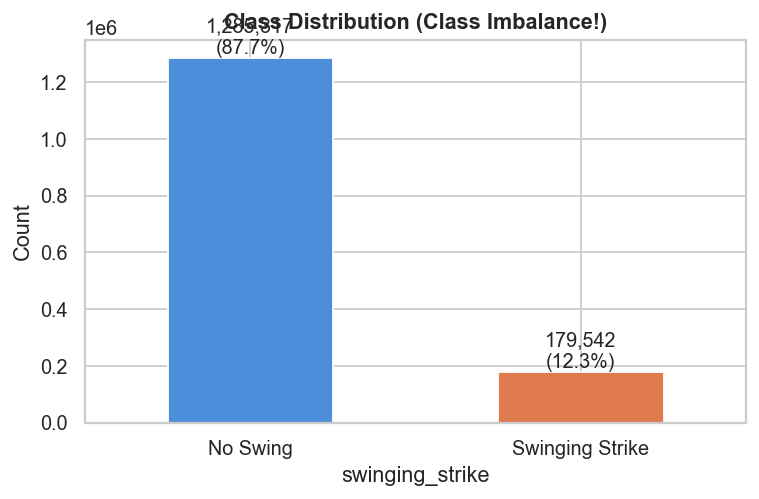
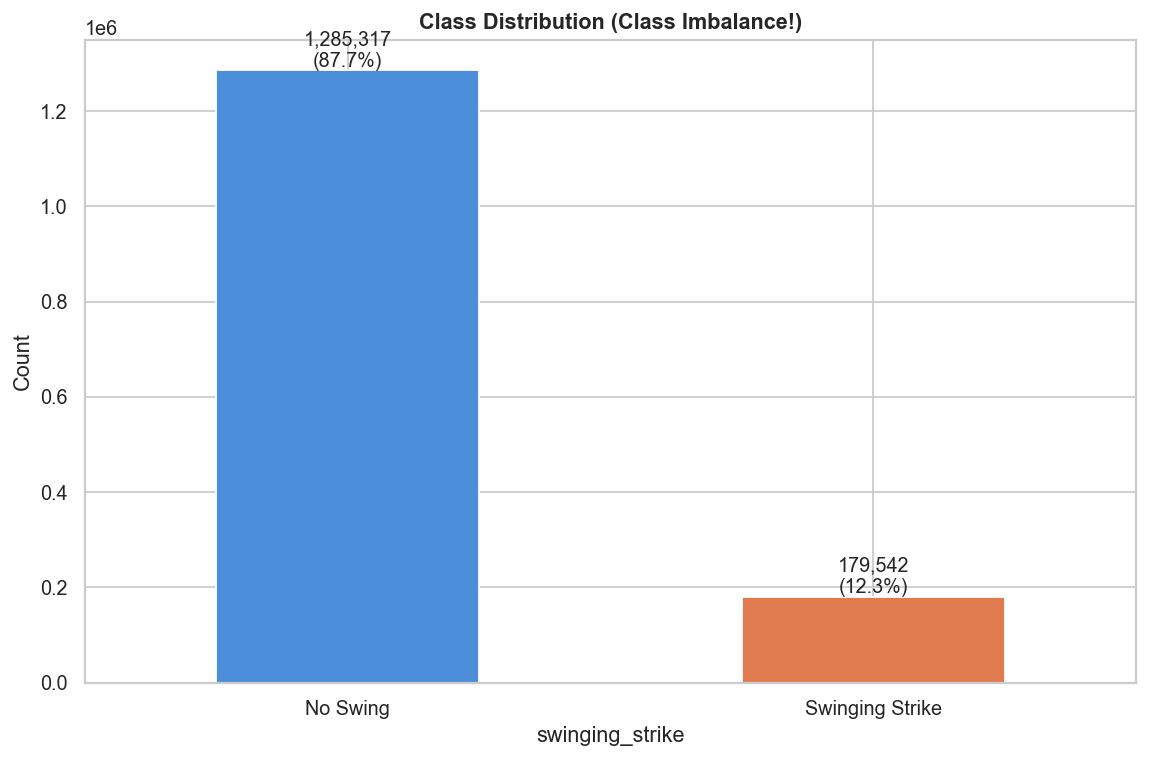
Unified diff of the notebook cell whose output changed from the first chart to the second:
--- before
+++ after
@@ -2,5 +2,5 @@
 print(f'Overall swinging strike rate: {rate:.2%}')
 
-fig, ax = plt.subplots(figsize=(6, 4))
+fig, ax = plt.subplots(figsize=(9, 6))
 df['swinging_strike'].value_counts().plot.bar(
     ax=ax, color=['#4C8EDA', '#E07B4F'], edgecolor='white'

Commit: report